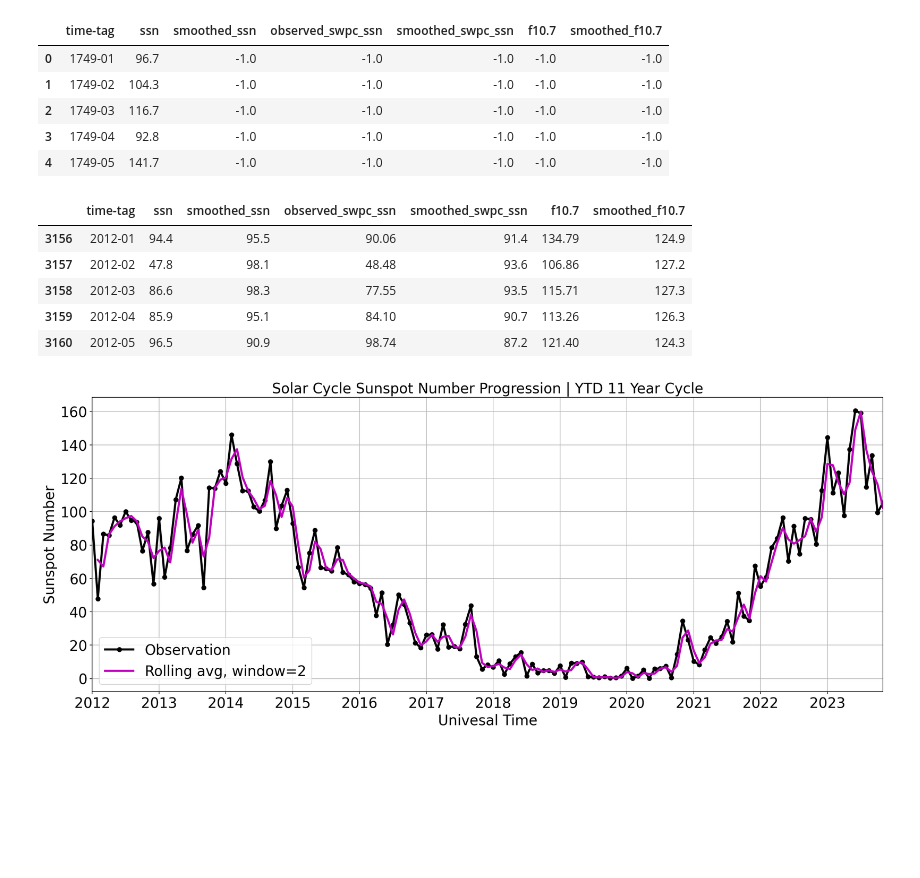
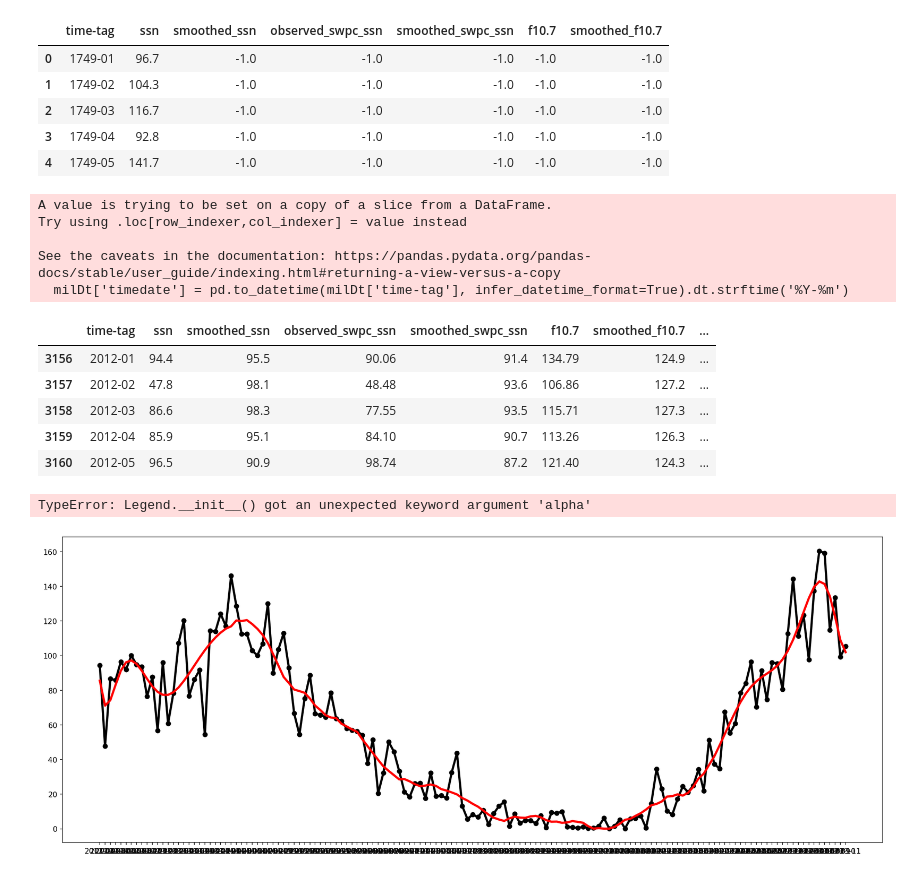
Before and after one commit to levetation/spaceweather, a Jupyter notebook: solarcycleProgression.ipynb, the cells around one changed output. Saved outputs shown, nothing was run; the diff lists cells and outputs as text; code cells hidden in the pictures; blank space fills up the shorter version.

Commit message:
SavitzkyGolay filtering

```diff
--- a/solarcycleProgression.ipynb
+++ b/solarcycleProgression.ipynb
@@ -27,40 +28,64 @@ data.head()
 # %%
 # Query data from yr 2000 onwards.
 milDt = data[(data['time-tag']>="2012-01") & (data['time-tag']<='2023-11')]
+
+# Convert time-tag column to datetime format
+milDt['timedate'] = pd.to_datetime(milDt['time-tag'], infer_datetime_format=True).dt.strftime('%Y-%m')
+
 milDt.head()
 # %% [output]
+A value is trying to be set on a copy of a slice from a DataFrame.
+Try using .loc[row_indexer,col_indexer] = value instead
+
+See the caveats in the documentation: https://pandas.pydata.org/pandas-docs/stable/user_guide/indexing.html#returning-a-view-versus-a-copy
+  milDt['timedate'] = pd.to_datetime(milDt['time-tag'], infer_datetime_format=True).dt.strftime('%Y-%m')
-|  | time-tag | ssn | smoothed_ssn | observed_swpc_ssn | smoothed_swpc_ssn | f10.7 | smoothed_f10.7 |
-| 3156 | 2012-01 | 94.4 | 95.5 | 90.06 | 91.4 | 134.79 | 124.9 |
-| 3157 | 2012-02 | 47.8 | 98.1 | 48.48 | 93.6 | 106.86 | 127.2 |
-| 3158 | 2012-03 | 86.6 | 98.3 | 77.55 | 93.5 | 115.71 | 127.3 |
-| 3159 | 2012-04 | 85.9 | 95.1 | 84.10 | 90.7 | 113.26 | 126.3 |
-| 3160 | 2012-05 | 96.5 | 90.9 | 98.74 | 87.2 | 121.40 | 124.3 |
+|  | time-tag | ssn | smoothed_ssn | observed_swpc_ssn | smoothed_swpc_ssn | f10.7 | smoothed_f10.7 | ... |
+| 3156 | 2012-01 | 94.4 | 95.5 | 90.06 | 91.4 | 134.79 | 124.9 | ... |
+| 3157 | 2012-02 | 47.8 | 98.1 | 48.48 | 93.6 | 106.86 | 127.2 | ... |
+| 3158 | 2012-03 | 86.6 | 98.3 | 77.55 | 93.5 | 115.71 | 127.3 | ... |
+| 3159 | 2012-04 | 85.9 | 95.1 | 84.10 | 90.7 | 113.26 | 126.3 | ... |
+| 3160 | 2012-05 | 96.5 | 90.9 | 98.74 | 87.2 | 121.40 | 124.3 | ... |
+# %%
+from scipy.interpolate import splrep, BSpline
+
+tck = interpolate.splrep(milDt.index, milDt['ssn'], s=len(milDt.index))
+bspline = BSpline(tck[0], tck[1], tck[2])
+
+from scipy.signal import savgol_filter
+savgol_window = 51
+polynomial = 10
+yhat = savgol_filter(milDt['ssn'], savgol_window, polynomial) # window size 51, polynomial order 3
 # %%
 x_width, y_width = 20, 7.5
 window = 2
 linewidth = 3
 fsize = 20
 
 fig, ax = plt.subplots(1,1, figsize=(x_width, y_width), dpi=150)
 
 ax.plot(milDt['time-tag'], milDt['ssn'], '-o', color='k', linewidth=linewidth, label='Observation')
-ax.plot(milDt['time-tag'], milDt['ssn'].rolling(window).mean(), color='m', linewidth=linewidth, label=f'Rolling avg, window={window}')
+# ax.plot(milDt['time-tag'], milDt['ssn'].rolling(window).mean(), color='m', linewidth=linewidth, label=f'Rolling avg, window={window}')
 
-plt.legend(loc='best', fontsize=fsize)
+# ax.plot(milDt['time-tag'], bspline(milDt.index))
+ax.plot(milDt['time-tag'], yhat, color='r', linewidth=linewidth, label=f'savgol_window={savgol_window}')
+
+
+plt.legend(loc='best', fontsize=fsize, framealpha=1)
 
 # Set x-ticks to show every year once
 plt.xticks(milDt['time-tag'][::12])
 xlabels = [str(i)[:4] for i in milDt['time-tag'][::12]]
 ax.set_xticklabels(xlabels, fontsize=fsize, rotation=0)
 
 plt.xlim(milDt['time-tag'].min(), milDt['time-tag'].max())
 
 plt.title("Solar Cycle Sunspot Number Progression | YTD 11 Year Cycle", fontsize=fsize)
 plt.ylabel("Sunspot Number", fontsize=fsize)
 plt.xlabel("Univesal Time", fontsize=fsize)
 
 plt.yticks(fontsize=fsize)
 plt.xticks(fontsize=fsize)
 plt.grid()
 # %% [output]
+TypeError: Legend.__init__() got an unexpected keyword argument 'alpha'
-[figure, old version]
+[figure, new version]
```
Also changed, not shown: parts of 1 cell of this notebook.
